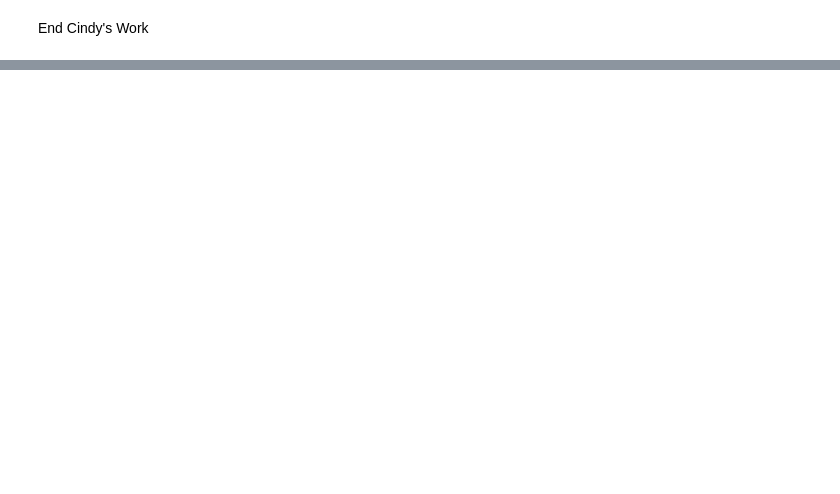
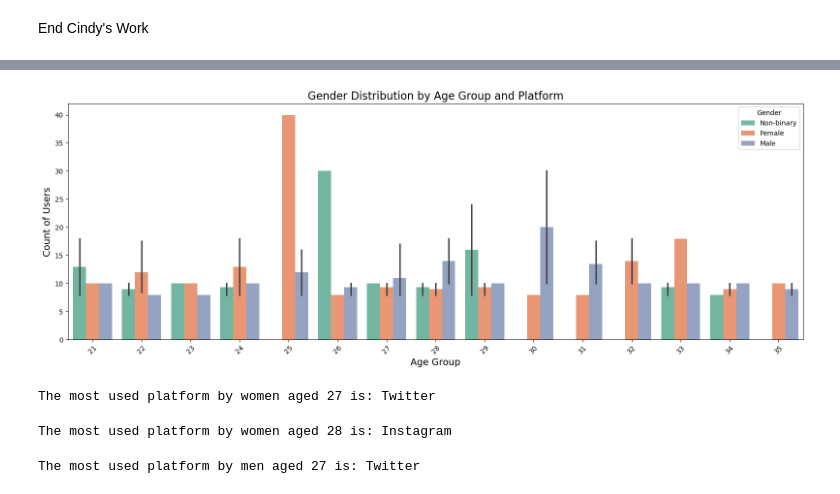
Before and after one commit to cindyd97/Analyzing-Social-Media-And-Emotions, a Jupyter notebook: Final Project/Final_Analysis.ipynb, the cells around one changed output, grey strips where cells are left out. Cells and saved outputs as stored; diff of their text form; code cells hidden in the pictures; blank space fills up the shorter version.

```diff
--- a/Final Project/Final_Analysis.ipynb
+++ b/Final Project/Final_Analysis.ipynb
@@ -22,0 +34,3 @@ End Cindy's Work
+# %%
+social_data= pd.read_csv(path)
+social_data.head()
@@ -22,0 +244,4 @@ End Cindy's Work
+# %%
+# Third Analysis gender, age, platform
+zln_analysis_3_df = social_data[["Gender", "Age", "Platform"]]
+zln_analysis_3_df
@@ -22,0 +262,69 @@ End Cindy's Work
+# %%
+
+# Step 1: Group the data by Gender, Age, and Platform and count the occurrences
+gender_age_platform_counts = zln_analysis_3_df.groupby(['Age', 'Platform', 'Gender']).size().reset_index(name='Count')
+
+# Step 2: Set up the figure for the bar chart
+plt.figure(figsize=(16, 6))
+
+# Step 3: Create the bar plot
+sns.barplot(x='Age', y='Count', hue='Gender', data=gender_age_platform_counts, palette='Set2')
+
+# Step 4: Add titles and labels
+plt.title('Gender Distribution by Age Group and Platform', fontsize=16)
+plt.xlabel('Age Group', fontsize=14)
+plt.ylabel('Count of Users', fontsize=14)
+
+# Step 5: Rotate x-axis labels for better readability (optional)
+plt.xticks(rotation=45)
+
+# Step 6: Adjust layout to prevent clipping
+plt.tight_layout()
+
+# Step 7: Show the plot
+plt.savefig("../Images/gender_age_and_platform.png")
+plt.show()
+# %% [output]
+[figure, added]
+# %%
+# Filter for female entries
+female_data = zln_analysis_3_df[zln_analysis_3_df['Gender'] == 'Female']
+
+# Filter for females aged 27
+female_27_data = female_data[female_data['Age'] == 27]
+
+# Calculate the most used platform by counting occurrences
+most_used_platform = female_27_data['Platform'].value_counts().idxmax()
+
+# Display the result
+print(f"The most used platform by women aged 27 is: {most_used_platform}")
+# %% [output]
+The most used platform by women aged 27 is: Twitter
+# %%
+# Filter for female entries
+female_data = zln_analysis_3_df[zln_analysis_3_df['Gender'] == 'Female']
+
+# Filter for females aged 27
+female_27_data = female_data[female_data['Age'] == 28]
+
+# Calculate the most used platform by counting occurrences
+most_used_platform = female_27_data['Platform'].value_counts().idxmax()
+
+# Display the result
+print(f"The most used platform by women aged 28 is: {most_used_platform}")
+# %% [output]
+The most used platform by women aged 28 is: Instagram
+# %%
+# Filter for male entries
+male_data = zln_analysis_3_df[zln_analysis_3_df['Gender'] == 'Male']
+
+# Filter for males aged 27
+male_data_27 = male_data[male_data['Age'] == 27]
+
+# Calculate the most used platform by counting occurrences
+most_used_platform = male_data_27['Platform'].value_counts().idxmax()
+
+# Display the result
+print(f"The most used platform by men aged 27 is: {most_used_platform}")
+# %% [output]
+The most used platform by men aged 27 is: Twitter
```
Also changed, not shown: parts of 23 cells of this notebook, 3 other files.
